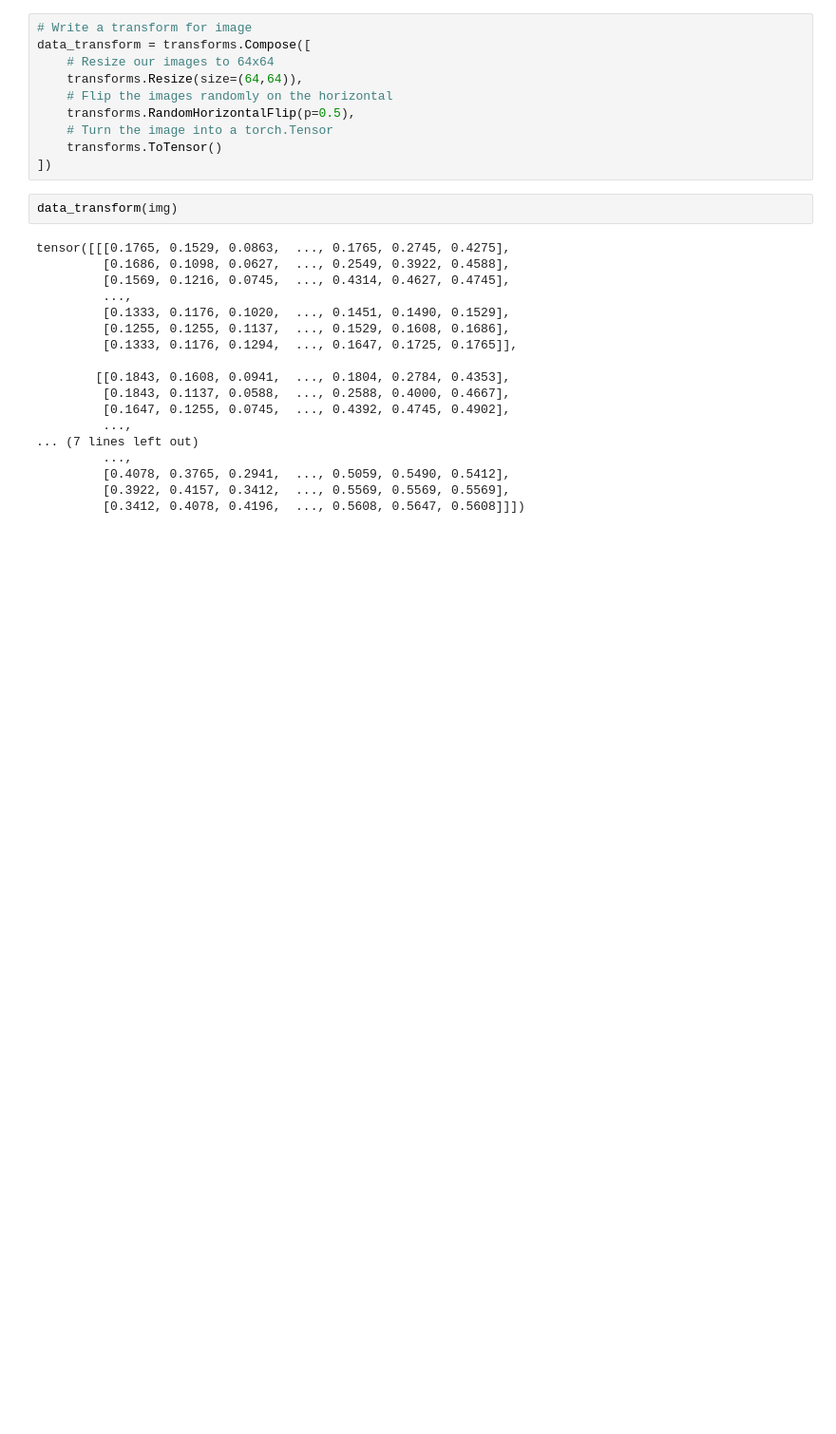
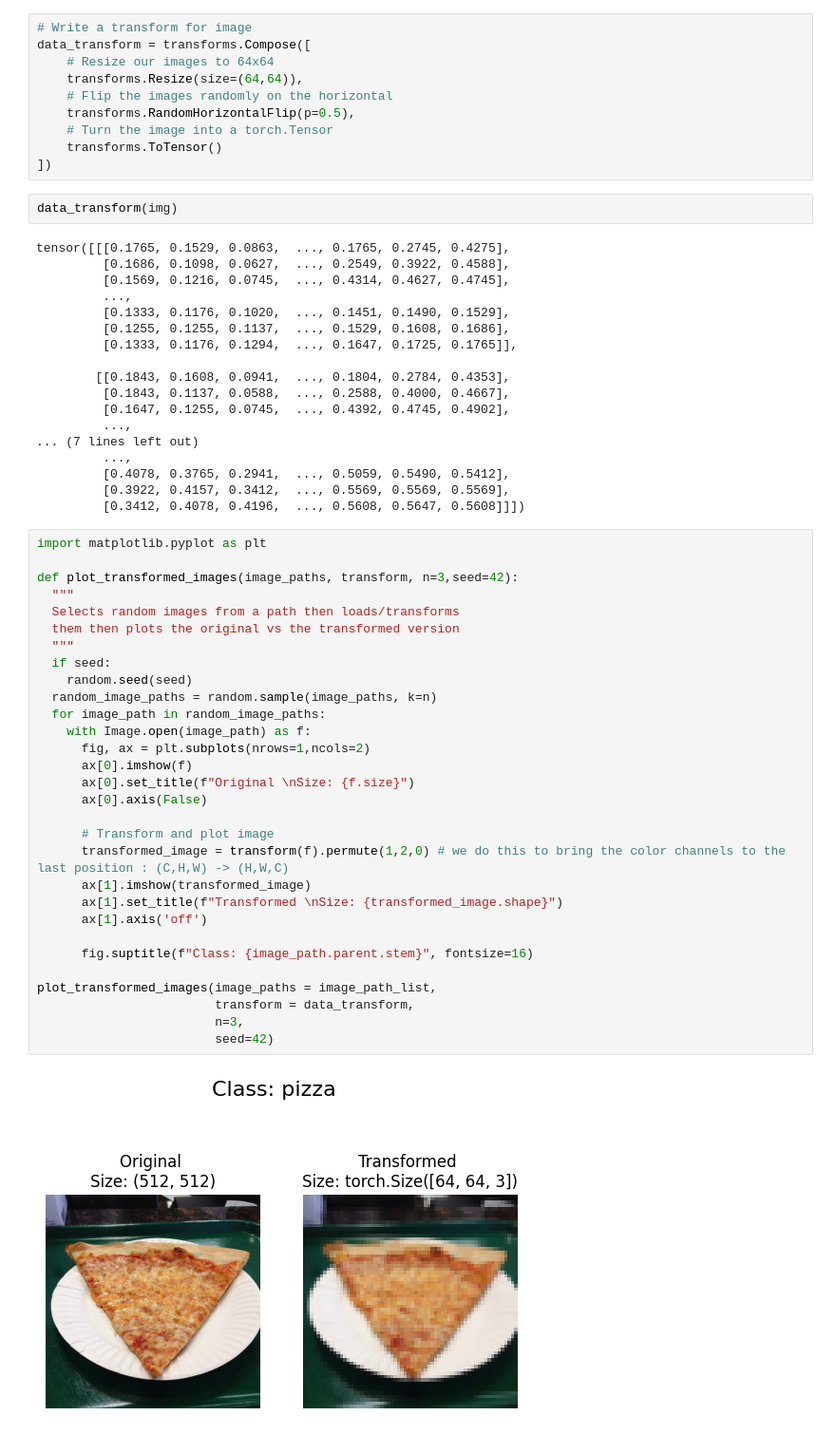
Before and after one commit to nmermigas/PyTorch, a Jupyter notebook: 04_pytorch_custom_datasets.ipynb, the cells around one changed output. Shown: that part at 95% size. Cells and saved outputs as stored; diff of their text form; blank space fills up the shorter version.

Commit message:
Visualizing Transformed Images

```diff
--- a/04_pytorch_custom_datasets.ipynb
+++ b/04_pytorch_custom_datasets.ipynb
@@ -201,3 +201,35 @@ tensor([[[0.1765, 0.1529, 0.0863,  ..., 0.1765, 0.2745, 0.4275],
          [0.4078, 0.3765, 0.2941,  ..., 0.5059, 0.5490, 0.5412],
          [0.3922, 0.4157, 0.3412,  ..., 0.5569, 0.5569, 0.5569],
          [0.3412, 0.4078, 0.4196,  ..., 0.5608, 0.5647, 0.5608]]])
+# %%
+import matplotlib.pyplot as plt
+
+def plot_transformed_images(image_paths, transform, n=3,seed=42):
+  """
+  Selects random images from a path then loads/transforms
+  them then plots the original vs the transformed version
+  """
+  if seed:
+    random.seed(seed)
+  random_image_paths = random.sample(image_paths, k=n)
+  for image_path in random_image_paths:
+    with Image.open(image_path) as f:
+      fig, ax = plt.subplots(nrows=1,ncols=2)
+      ax[0].imshow(f)
+      ax[0].set_title(f"Original \nSize: {f.size}")
+      ax[0].axis(False)
+
+      # Transform and plot image
+      transformed_image = transform(f).permute(1,2,0) # we do this to bring the color channels to the last position : (C,H,W) -> (H,W,C)
+      ax[1].imshow(transformed_image)
+      ax[1].set_title(f"Transformed \nSize: {transformed_image.shape}")
+      ax[1].axis('off')
+
+      fig.suptitle(f"Class: {image_path.parent.stem}", fontsize=16)
+
+plot_transformed_images(image_paths = image_path_list,
+                        transform = data_transform,
+                        n=3,
+                        seed=42)
+# %% [output]
+[figure, added]
```
Also changed, not shown: parts of 2 cells of this notebook.
